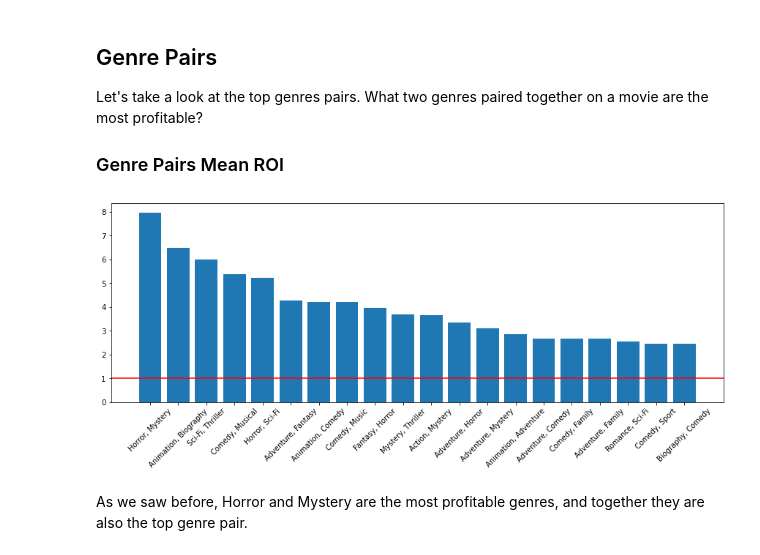
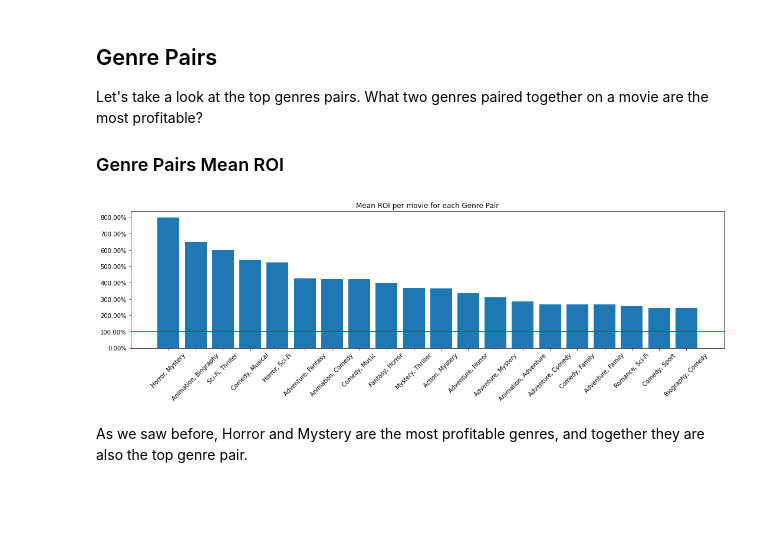
Before and after one commit to harryminds/Movie-Data-EDA, a Jupyter notebook: Movie Data EDA.ipynb, the cells around one changed output. Cells and saved outputs as stored; diff of their text form; code cells hidden in the pictures; blank space fills up the shorter version.

```diff
--- a/Movie Data EDA.ipynb
+++ b/Movie Data EDA.ipynb
@@ -68,5 +78,6 @@ We are also missing rows in the 2nd and 3rd genre columns, but we expect that si
     <li>Profit = worldwide box office - budget</li>
 # %%
-imdb_df['roi'] = imdb_df.worldwide_box_office / imdb_df.budget
-imdb_df['profit'] = imdb_df.worldwide_box_office - imdb_df.budget
+#create new features
+imdb_budgets['roi'] = (imdb_df.worldwide_box_office / imdb_df.budget) * 100
+imdb_budgets['profit'] = imdb_df.worldwide_box_office - imdb_df.budget
 # %%
@@ -87,16 +97,14 @@ imdb_df.sort_values('roi', ascending=False).head()
 # %%
 #extract first principal and first director from their respective lists
-imdb_budgets = imdb_df.loc[:]
-imdb_budgets.dropna(subset=['budget','worldwide_box_office'], inplace=True)
 imdb_budgets['main_principal'] = imdb_budgets.principals.map(lambda x : x[0]['name'])
 imdb_budgets['main_director'] = imdb_budgets.director.map(lambda x : x[0]['name'])
 
 #we can drop columns we aren't using anymore. note: all movies we searched for in the scrape were from USA, so we can
 #drop the origin column
-imdb_budgets = imdb_budgets.drop(['id','url','metascore','genre','principals','director', 'origin'], axis=1)
+imdb_budgets = imdb_budgets.drop(['id','url','metascore','domestic_box_office','genre','principals','director', 'origin'], axis=1)
 
-#filter out budgets less than $1000
-imdb_budgets = imdb_budgets[imdb_budgets.budget > 1000]
+#filter out budgets less than $1000 and more than $500,000,000 since this is probably faulty data
+imdb_budgets = imdb_budgets.query('budget > 1000 and budget < 500000000')
 
 imdb_budgets.reset_index(inplace=True, drop=True)
 imdb_budgets.head()
@@ -127,12 +135,19 @@ for row in imdb_budgets.creator:
         print(f'error for {dict_}')
 # %%
 #scrape imdb for the name of the creator based on the id
+
 creator_names = {}
-for i, id_ in enumerate(list(creators.keys())):
+creator_keys = list(creators.keys())
+
+t1 = time.time()
+
+for i, id_ in enumerate(creator_keys):
     r = requests.get(f'https://www.imdb.com/search/title/?companies={id_}')
     soup = BeautifulSoup(r.text, 'html.parser')
     name = soup.title.text.replace('With ','').replace('\n(Sorted by Popularity Ascending) - IMDb', '')
     creator_names[id_] = name
-    time.sleep(.25)
-    print(f'getting name of creator {i+1} / {len(list(creators.keys()))}', end='\r')
+    print(f'getting name of creator {i+1} / {len(creator_keys)}', end='\r')
+
+t2 = time.time()
+print(f'{t2-t1} time elapsed')
 # %% [output]
@@ -277,14 +294,15 @@ Let's take a look at the top genres pairs. What two genres paired together on a
 # %%
 roi_by_double_genre = imdb_budgets.groupby(['genre_1','genre_2'])['roi'].median().sort_values(ascending=False)[:20]
 
 fig, ax = plt.subplots(figsize = (15,5))
 ax.bar([x[0] +', ' + x[1] for x in roi_by_double_genre.index], roi_by_double_genre)
-ax.set_title('')
-ax.axhline(1, color='red')
+ax.set_title('Mean ROI per movie for each Genre Pair')
+ax.axhline(100, color='red')
+ax.yaxis.set_major_formatter('{x:,.0f}%')
 plt.xticks(rotation = 45)
-plt.show()
+plt.tight_layout()
 # %% [output]
-[figure, old version]
+[figure, new version]
 # %% [markdown]
 As we saw before, Horror and Mystery are the most profitable genres, and together they are also the top genre pair.
 # %% [markdown]
```
Also changed, not shown: parts of 56 cells of this notebook, 1 other file.
